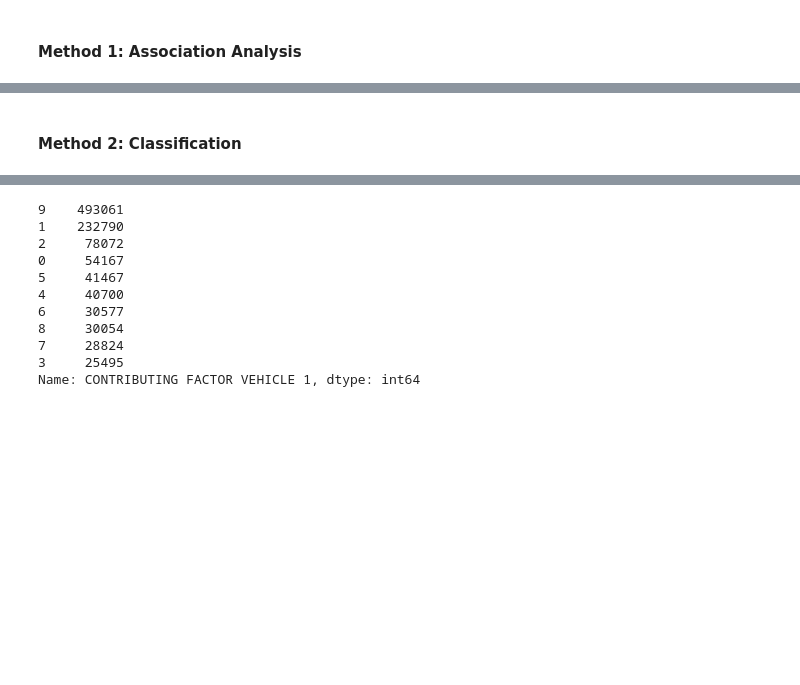
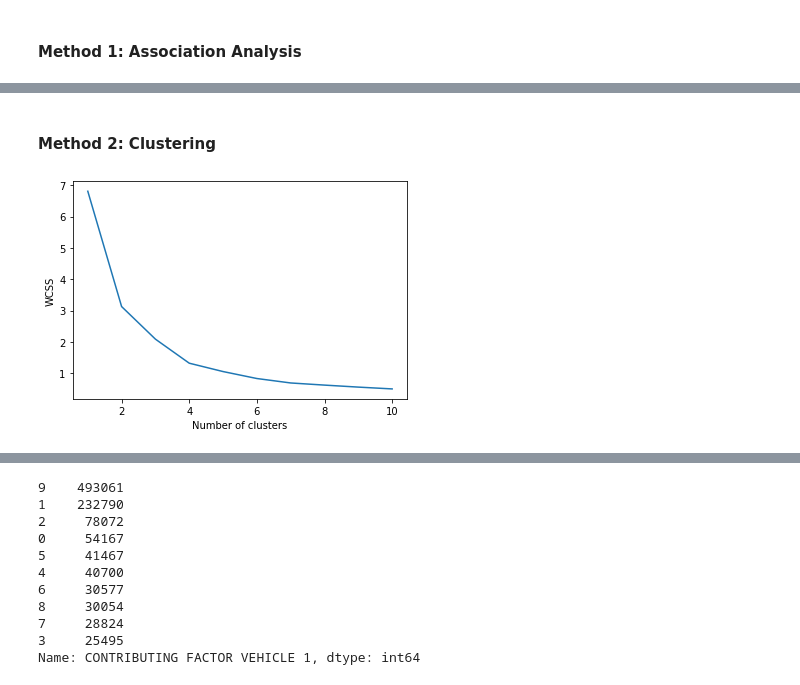
Before and after one commit to sudheendrakatikar/cmpe255-project, a Jupyter notebook: maincode.ipynb, the cells around one changed output, grey strips where cells are left out. Drawn from its saved outputs; the diff is of its cells as text; code cells hidden in the pictures; blank space fills up the shorter version.

```diff
--- a/maincode.ipynb
+++ b/maincode.ipynb
@@ -103,4 +113,4 @@ data = load_data('/content/drive/Shareddrives/CMPE_255/255_Project/motor_vehicle
 # %%
 # association_analysis(data)
 # %% [markdown]
-#### Method 2: Classification
+#### Method 2: Clustering
@@ -106,0 +120,17 @@ data = load_data('/content/drive/Shareddrives/CMPE_255/255_Project/motor_vehicle
+# %%
+temp = data.loc[data['NUMBER OF PEDESTRIANS KILLED'] > 0, ['LATITUDE', 'LONGITUDE']].dropna()
+drop_lat = temp[np.abs(temp['LATITUDE']-temp['LATITUDE'].mean()) <= (temp['LATITUDE'].std())]
+drop_long = drop_lat[np.abs(drop_lat['LONGITUDE']-drop_lat['LONGITUDE'].mean()) <= (drop_lat['LONGITUDE'].std())]
+X = drop_long.values
+wcss = []
+for i in range(1, 11):
+    kmeans = KMeans(n_clusters = i, init = 'k-means++', random_state = 42)
+    kmeans.fit(X)
+    wcss.append(kmeans.inertia_)
+
+plt.plot(range(1, 11), wcss)
+plt.xlabel('Number of clusters')
+plt.ylabel('WCSS')
+plt.show()
+# %% [output]
+[figure, added]
```
Also changed, not shown: parts of 69 cells of this notebook.
